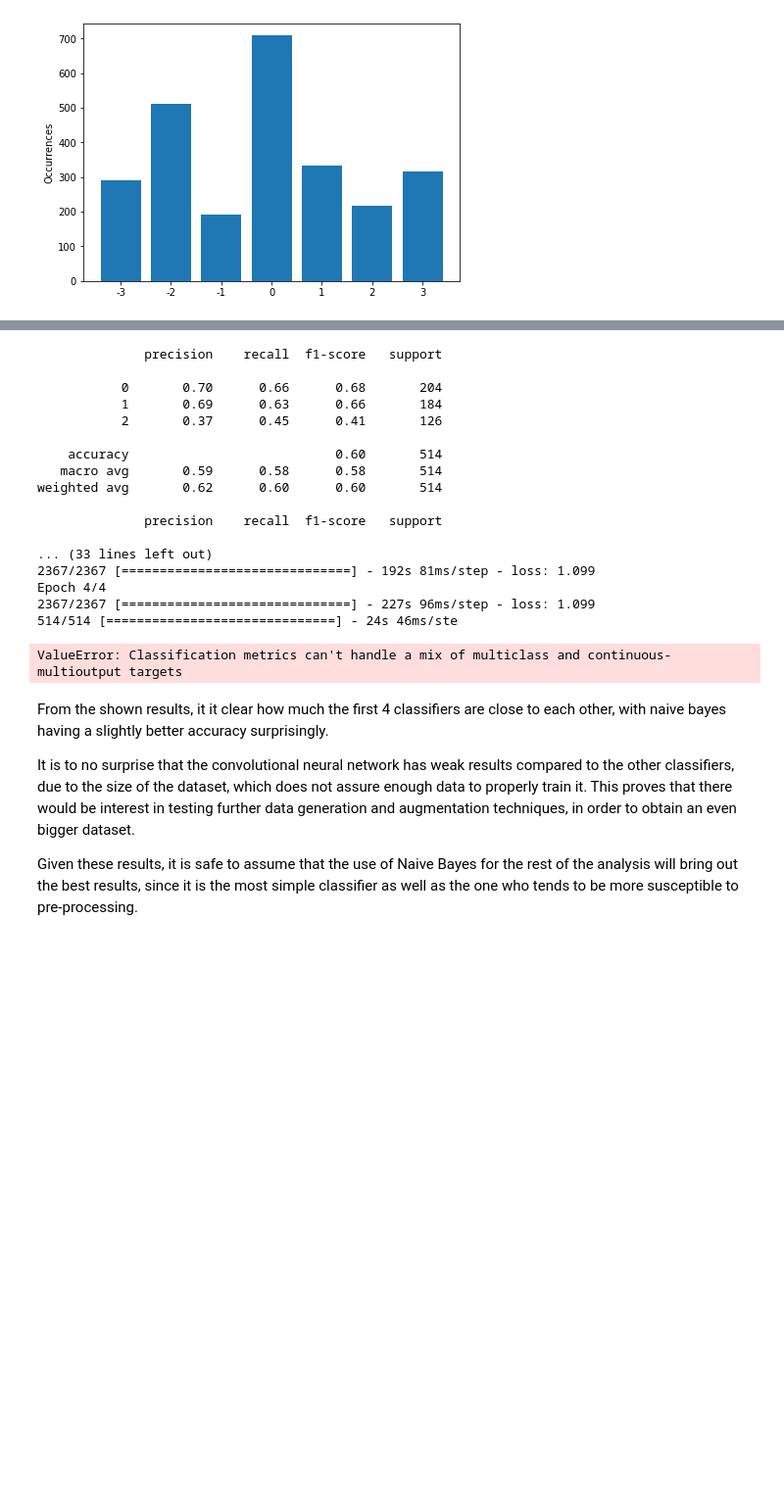
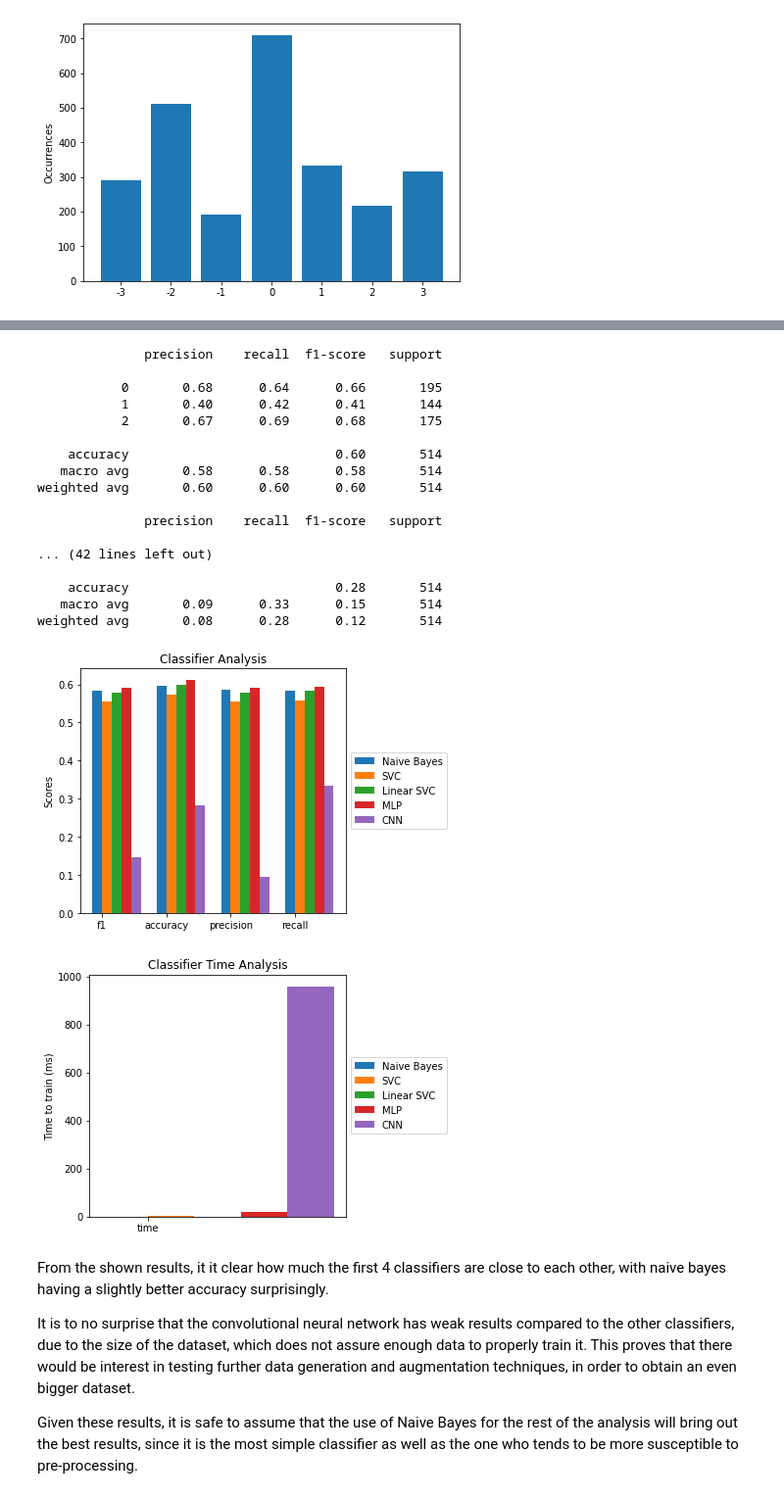
Before and after one commit to TitoGrine/IART_Project, a Jupyter notebook: Project_2/sentiment_analysis.ipynb, the cells around one changed output, grey strips where cells are left out. Shown at 98% size. Cells and saved outputs as stored; diff of their text form; code cells hidden in the pictures; blank space fills up the shorter version.

```diff
--- a/Project_2/sentiment_analysis.ipynb
+++ b/Project_2/sentiment_analysis.ipynb
@@ -176,54 +185,57 @@ Based on that, the chosen classifiers and their respective parameters are the fo
 # %%
 from sklearn.naive_bayes import MultinomialNB
 from sklearn.svm import SVC, LinearSVC
 from sklearn.neural_network import MLPClassifier
 from classifiers.cnn import CNN
 from pipelines.basic import basic_pipeline
 
 
 naive = MultinomialNB()
 svc = SVC(kernel='linear')
 linear_svc = LinearSVC(loss='hinge')
 nn = MLPClassifier(solver='lbfgs')
 cnn = CNN(dropout_rate=0.42, filters=500, units=500, epochs=4)
 
-naive_pred = basic_pipeline(x, y_3, naive)
-svc_pred = basic_pipeline(x, y_3, svc)
-linear_svc_pred = basic_pipeline(x, y_3, linear_svc)
-nn_pred = basic_pipeline(x, y_3, nn)
-cnn_pred = basic_pipeline(x, y_3, cnn)
+naive_test, naive_pred, naive_time = basic_pipeline(x, y_3, naive)
+svc_test, svc_pred, svc_time = basic_pipeline(x, y_3, svc)
+linear_svc_test, linear_svc_pred, linear_svc_time = basic_pipeline(x, y_3, linear_svc)
+nn_test, nn_pred, nn_time = basic_pipeline(x, y_3, nn)
+cnn_test, cnn_pred, cnn_time = basic_pipeline(x, y_3, cnn)
 
-naive_f1, naive_acc, naive_precision, naive_recall = get_scores(y_test_3, naive_pred)
+naive_scores = get_scores(naive_test, naive_pred)
 
-svc_f1, svc_acc, svc_precision, svc_recall = get_scores(y_test_3, svc_pred)
+svc_scores = get_scores(svc_test, svc_pred)
 
-linear_svc_f1, linear_svc_acc, linear_svc_precision, linear_svc_recall = get_scores(y_test_3, linear_svc_pred)
+linear_svc_scores = get_scores(linear_svc_test, linear_svc_pred)
 
-nn_f1, nn_acc, nn_precision, nn_recall = get_scores(y_test_3, nn_pred)
+nn_scores = get_scores(nn_test, nn_pred)
 
-cnn_f1, cnn_acc, cnn_precision, cnn_recall = get_scores(y_test_3, cnn_pred)
+cnn_scores = get_scores(cnn_test, cnn_pred)
 
 
-build_comparison_graph(["f1", "accuracy", "precision", "recall"], [[naive_f1, naive_acc, naive_precision, naive_recall],[svc_f1, svc_acc, svc_precision, svc_recall],[linear_svc_f1, linear_svc_acc, linear_svc_precision, linear_svc_recall],[nn_f1, nn_acc, nn_precision, nn_recall],[cnn_f1, cnn_acc, cnn_precision, cnn_recall],], ["Naive Bayes", "SVC", "Linear SVC", "MLP", "CNN"])
+build_comparison_graph(["f1", "accuracy", "precision", "recall"], [naive_scores,svc_scores,linear_svc_scores,nn_scores,cnn_scores], ["Naive Bayes", "SVC", "Linear SVC", "MLP", "CNN"], 0.15, "Classifier Analysis")
+
+build_comparison_graph(["time"], [[naive_time], [svc_time],[linear_svc_time], [nn_time], [cnn_time] ],["Naive Bayes", "SVC", "Linear SVC", "MLP", "CNN"], 0.3, "Classifier Time Analysis", y_label="Time to train (ms)")
 # %% [output]
               precision    recall  f1-score   support
 
-           0       0.70      0.66      0.68       204
-           1       0.69      0.63      0.66       184
-           2       0.37      0.45      0.41       126
+           0       0.68      0.64      0.66       195
+           1       0.40      0.42      0.41       144
+           2       0.67      0.69      0.68       175
 
     accuracy                           0.60       514
-   macro avg       0.59      0.58      0.58       514
-weighted avg       0.62      0.60      0.60       514
+   macro avg       0.58      0.58      0.58       514
+weighted avg       0.60      0.60      0.60       514
 
               precision    recall  f1-score   support
 
-... (33 lines left out)
-2367/2367 [==============================] - 192s 81ms/step - loss: 1.099
-Epoch 4/4
-2367/2367 [==============================] - 227s 96ms/step - loss: 1.099
-514/514 [==============================] - 24s 46ms/ste
+... (42 lines left out)
+
+    accuracy                           0.28       514
+   macro avg       0.09      0.33      0.15       514
+weighted avg       0.08      0.28      0.12       514
-ValueError: Classification metrics can't handle a mix of multiclass and continuous-multioutput targets
+[figure, added]
+[figure, added]
 # %% [markdown]
 From the shown results, it it clear how much the first 4 classifiers are close to each other, with naive bayes having a slightly better accuracy surprisingly.
 
```
Also changed, not shown: parts of 17 cells of this notebook, 13 other files.
